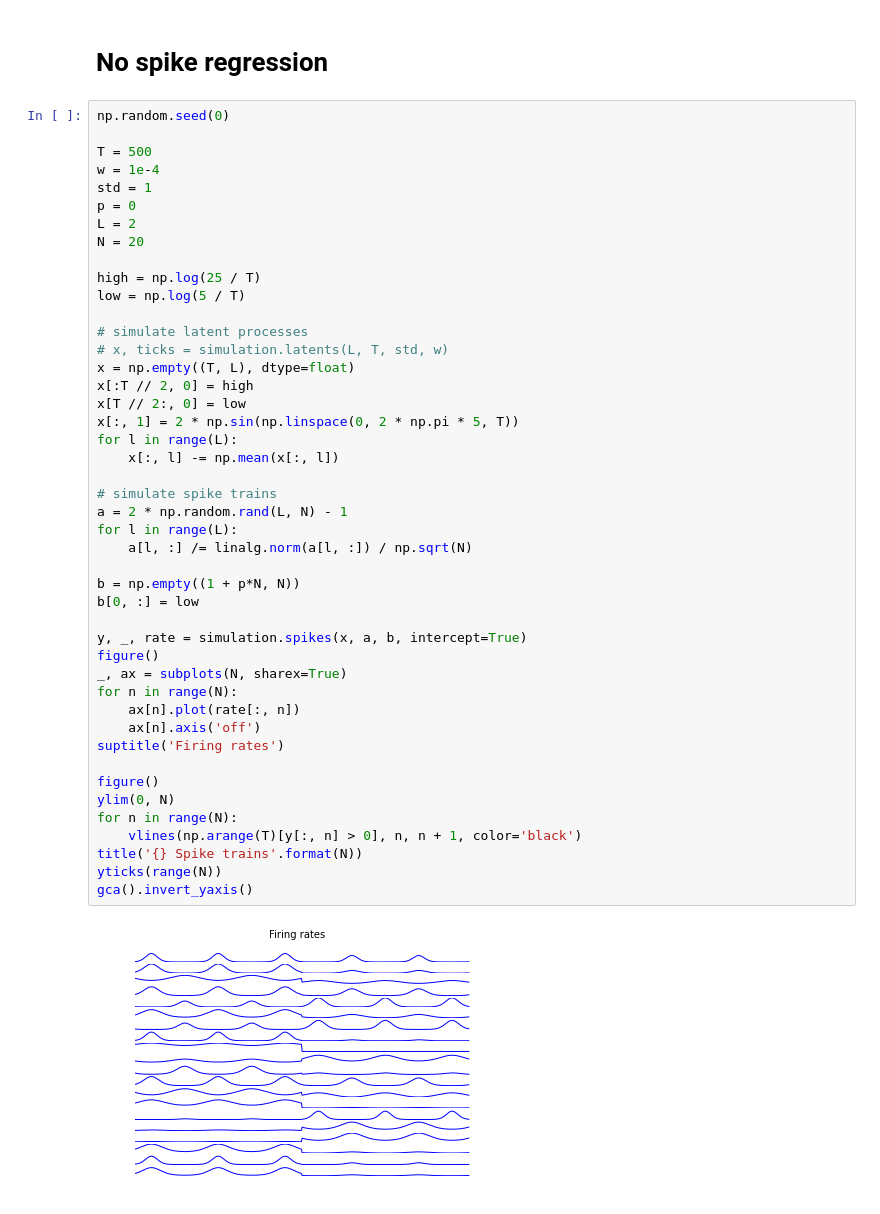
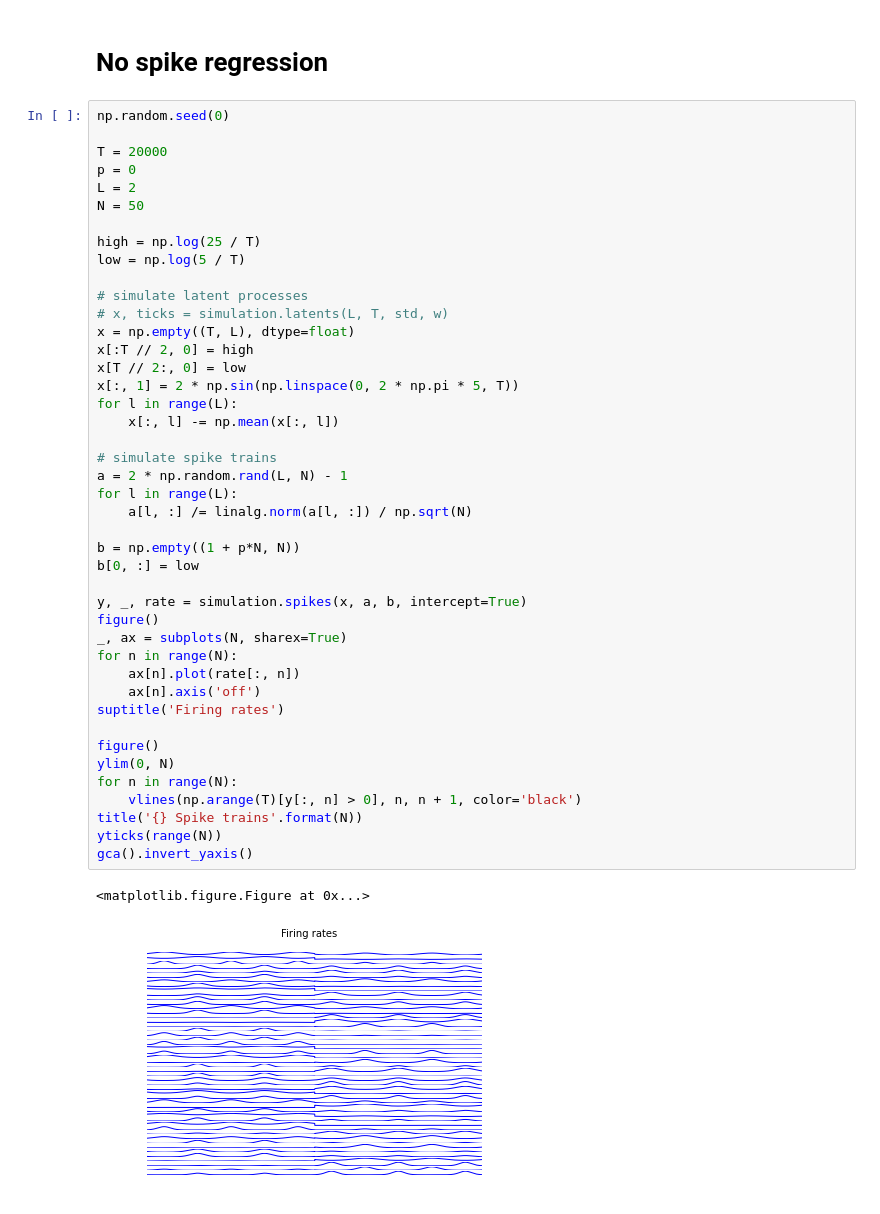
Before and after one commit to catniplab/vlgp, a Jupyter notebook: latent_only.ipynb, the cells around one changed output. Cells and saved outputs as stored; diff of their text form.

```diff
--- a/latent_only.ipynb
+++ b/latent_only.ipynb
@@ -19,12 +20,10 @@ import simulation
 # %%
 np.random.seed(0)
 
-T = 500
-w = 1e-4
-std = 1
+T = 20000
 p = 0
 L = 2
-N = 20
+N = 50
 
 high = np.log(25 / T)
 low = np.log(5 / T)
@@ -35,31 +34,32 @@ x = np.empty((T, L), dtype=float)
 x[:T // 2, 0] = high
 x[T // 2:, 0] = low
 x[:, 1] = 2 * np.sin(np.linspace(0, 2 * np.pi * 5, T))
 for l in range(L):
     x[:, l] -= np.mean(x[:, l])
 
 # simulate spike trains
 a = 2 * np.random.rand(L, N) - 1
 for l in range(L):
     a[l, :] /= linalg.norm(a[l, :]) / np.sqrt(N)
 
 b = np.empty((1 + p*N, N))
 b[0, :] = low
 
 y, _, rate = simulation.spikes(x, a, b, intercept=True)
 figure()
 _, ax = subplots(N, sharex=True)
 for n in range(N):
     ax[n].plot(rate[:, n])
     ax[n].axis('off')
 suptitle('Firing rates')
 
 figure()
 ylim(0, N)
 for n in range(N):
     vlines(np.arange(T)[y[:, n] > 0], n, n + 1, color='black')
 title('{} Spike trains'.format(N))
 yticks(range(N))
 gca().invert_yaxis()
 # %% [output]
+<matplotlib.figure.Figure at 0x...>
-[figure, old version]
+[figure, new version]
```
Also changed, not shown: parts of 8 cells of this notebook, 6 other files.
